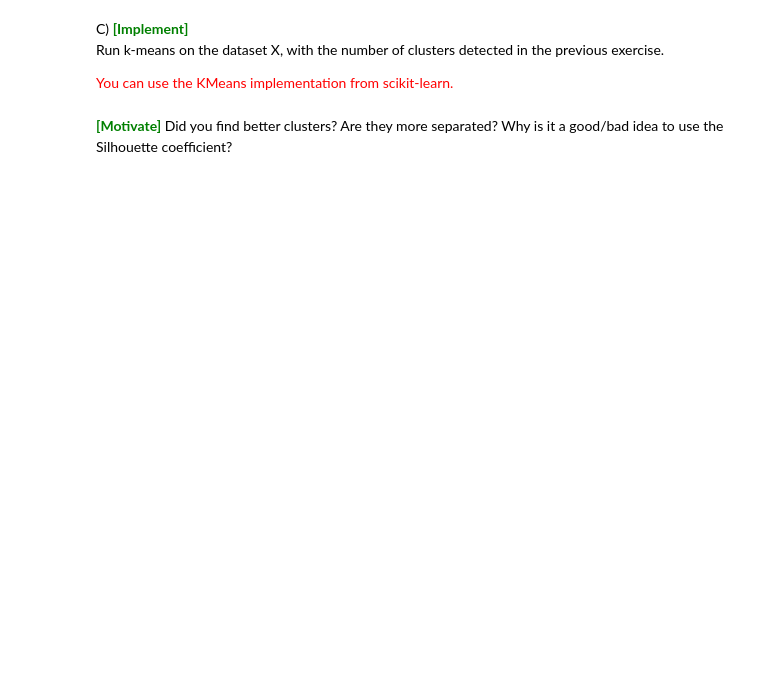
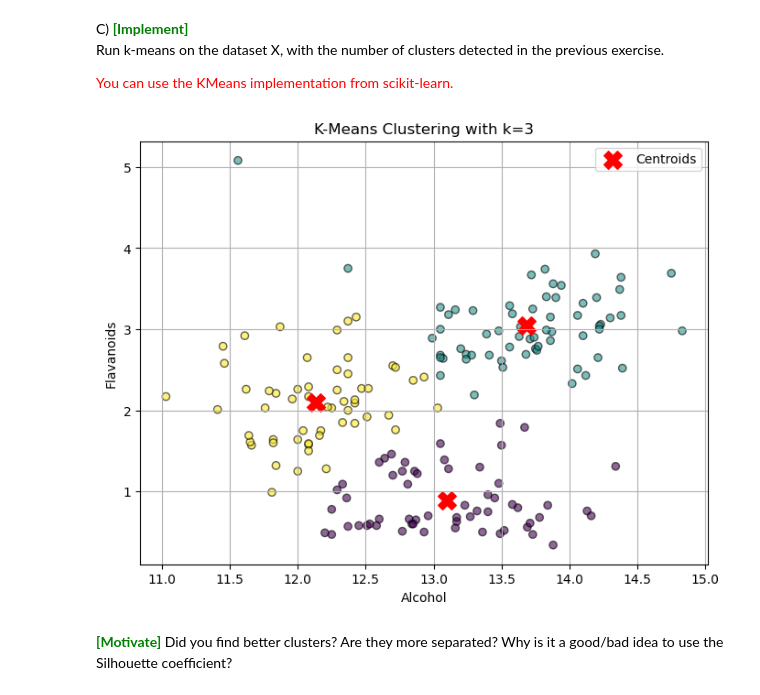
Before and after one commit to garlicxd/dm2025-group-7, a Jupyter notebook: handins/handin1.ipynb, the cells around one changed output. Cells and saved outputs as stored; diff of their text form; code cells hidden in the pictures; blank space fills up the shorter version.

```diff
--- a/handins/handin1.ipynb
+++ b/handins/handin1.ipynb
@@ -1144,7 +1148,31 @@ Run k-means on the dataset X, with the number of clusters detected in the previo
 # %%
 # Data
 X = toy[[first, second]].to_numpy()
+
+#3 clusters:
+kMeans = KMeans(n_clusters=3).fit(X)
+
+labels = kMeans.labels_
+centroids = kMeans.cluster_centers_
+
+plt.figure(figsize=(8, 6))
+scatter = plt.scatter(X[:, 0], X[:, 1], c=labels, cmap='viridis', alpha=0.6, edgecolors='k')
+
+
+plt.scatter(centroids[:, 0], centroids[:, 1], c='red', marker='X', s=200, label='Centroids')
+
+
+plt.xlabel('Alcohol')
+plt.ylabel('Flavanoids')
+plt.title(f'K-Means Clustering with k=3')
+plt.legend()
+plt.grid(True)
+plt.show()
+
+
 ### YOUR CODE HERE
+# %% [output]
+[figure, added]
 # %% [markdown]
 <span style='color: green'>**\[Motivate\]**</span> Did you find better clusters? Are they more separated? Why is it a good/bad idea to use the Silhouette coefficient?
 # %% [markdown]
```
Also changed, not shown: parts of 3 cells of this notebook.
